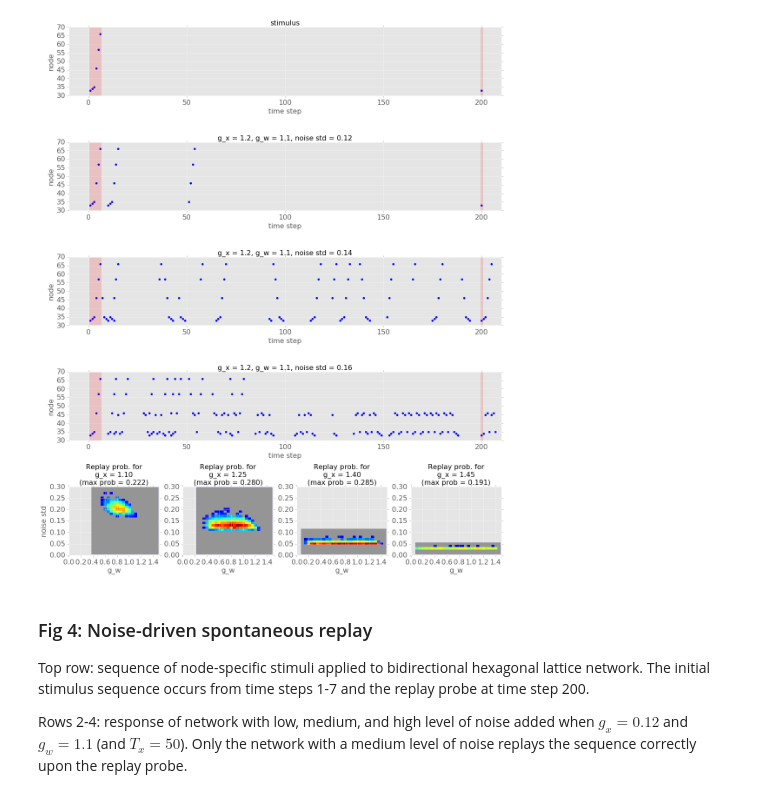
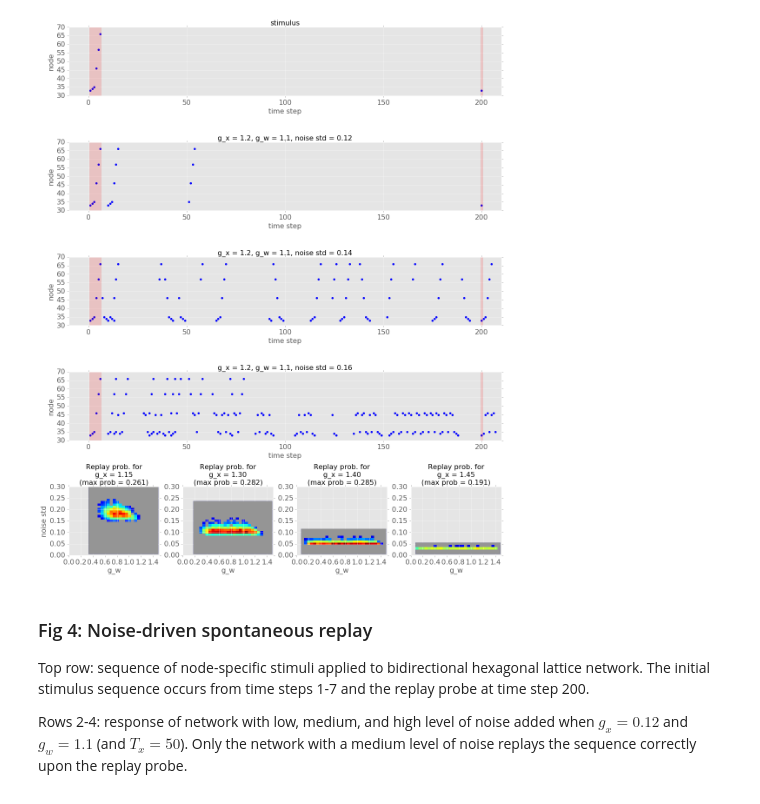
Before and after one commit to rkp8000/nothing_but_reruns, a Jupyter notebook: _paper_draft.ipynb, the cells around one changed output. Drawn from its saved outputs; the diff is of its cells as text; code cells hidden in the pictures.

```diff
--- a/_paper_draft.ipynb
+++ b/_paper_draft.ipynb
@@ -61,13 +61,13 @@ record_extension_by_spontaneous_replay(
 # %%
 %matplotlib inline
 from figures.final_paper import extension_by_spontaneous_replay
 
 extension_by_spontaneous_replay(
     SEEDS_EXAMPLE=[0, 1, 2], NOISES_EXAMPLE=[0.12, 0.14, 0.16],
-    G_W=1.1, G_X=1.2, GROUP_NAME='alpha_low_large', G_XS=[1.1, 1.25, 1.4, 1.45],
+    G_W=1.1, G_X=1.2, GROUP_NAME='alpha_low_large', G_XS=[1.15, 1.3, 1.4, 1.45],
     X_LIM=(0, 1.5), Y_LIM=(0, 0.3));
 # %% [output]
-[figure, old version]
+[figure, new version]
 # %% [markdown]
 ### Fig 4: Noise-driven spontaneous replay
 Top row: sequence of node-specific stimuli applied to bidirectional hexagonal lattice network. The initial stimulus sequence occurs from time steps 1-7 and the replay probe at time step 200.
```
Also changed, not shown: parts of 9 cells of this notebook.
